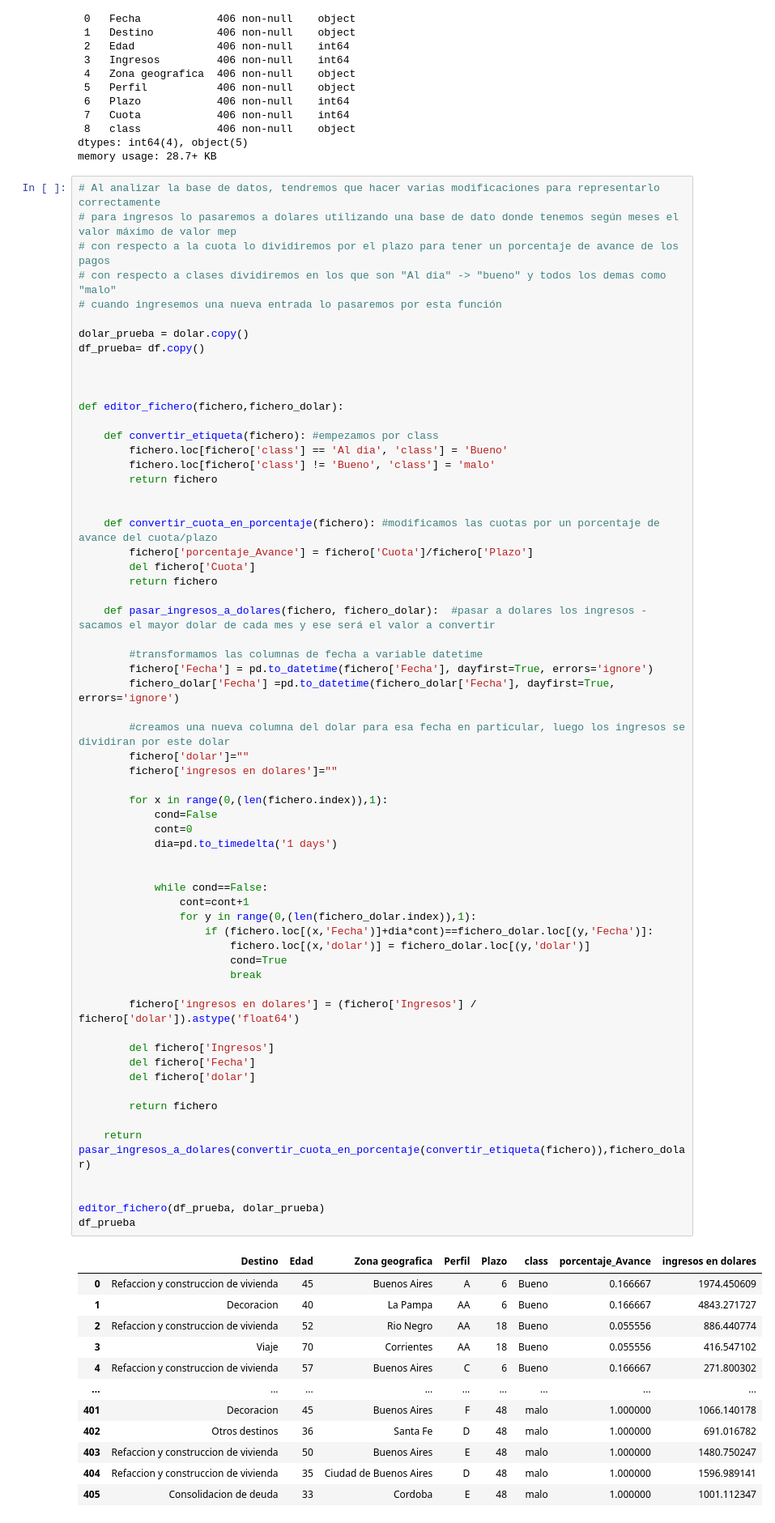
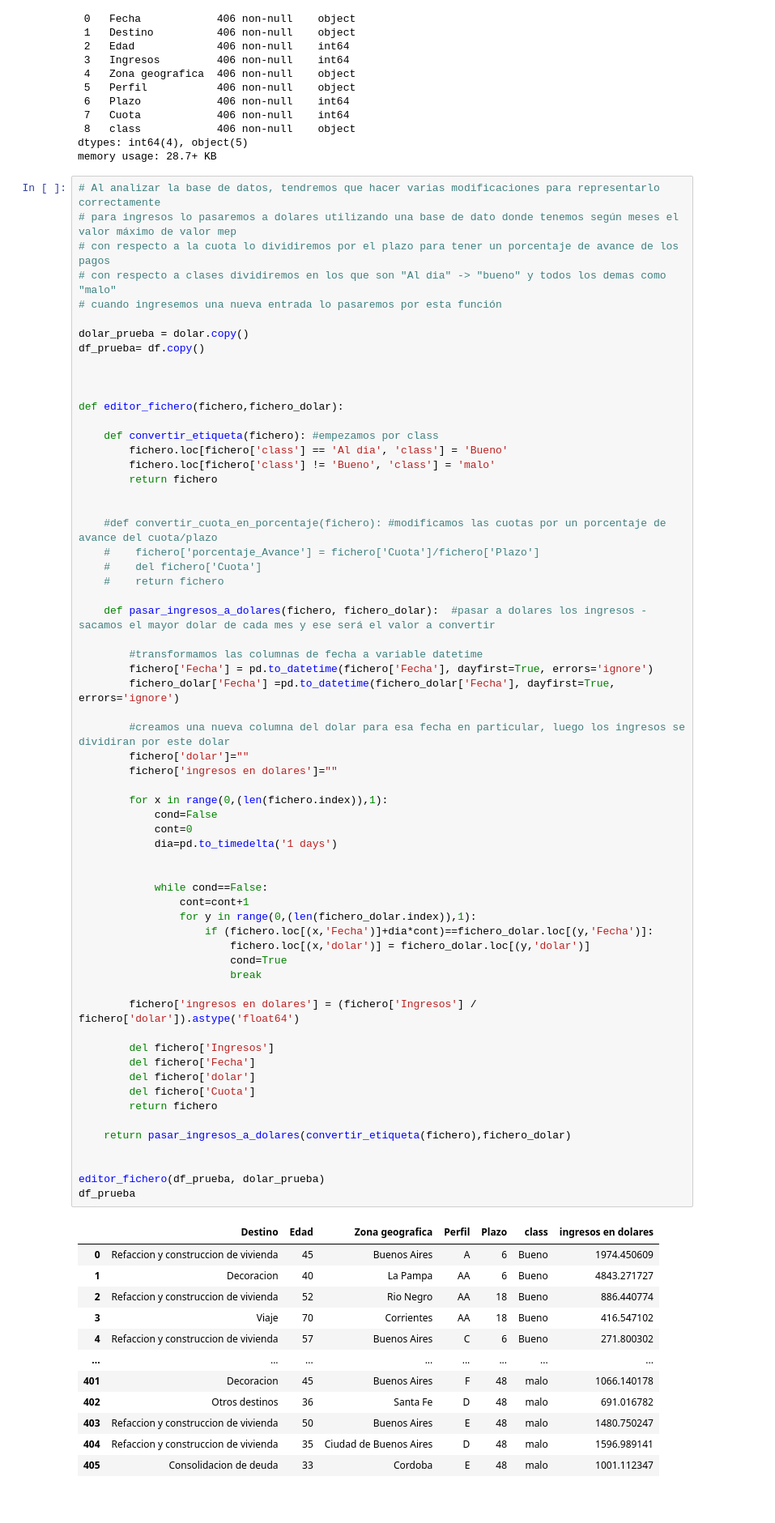
Before and after one commit to HANNNNSEN/AnalisisPrestamos, a Jupyter notebook: AnalisisPrestamos.ipynb, the cells around one changed output. Shown at 81% size. Cells and saved outputs as stored; diff of their text form.

Commit message:
se elimina grado de avance y se testea con el 90% de los datos

```diff
--- a/AnalisisPrestamos.ipynb
+++ b/AnalisisPrestamos.ipynb
@@ -70,10 +70,10 @@ def editor_fichero(fichero,fichero_dolar):
         return fichero
 
 
-    def convertir_cuota_en_porcentaje(fichero): #modificamos las cuotas por un porcentaje de avance del cuota/plazo
-        fichero['porcentaje_Avance'] = fichero['Cuota']/fichero['Plazo']
-        del fichero['Cuota']
-        return fichero
+    #def convertir_cuota_en_porcentaje(fichero): #modificamos las cuotas por un porcentaje de avance del cuota/plazo
+    #    fichero['porcentaje_Avance'] = fichero['Cuota']/fichero['Plazo']
+    #    del fichero['Cuota']
+    #    return fichero
 
     def pasar_ingresos_a_dolares(fichero, fichero_dolar):  #pasar a dolares los ingresos - sacamos el mayor dolar de cada mes y ese será el valor a convertir
 
@@ -84,44 +84,44 @@ def editor_fichero(fichero,fichero_dolar):
         #creamos una nueva columna del dolar para esa fecha en particular, luego los ingresos se dividiran por este dolar
         fichero['dolar']=""
         fichero['ingresos en dolares']=""
 
         for x in range(0,(len(fichero.index)),1):
             cond=False
             cont=0
             dia=pd.to_timedelta('1 days')
 
 
             while cond==False:
                 cont=cont+1
                 for y in range(0,(len(fichero_dolar.index)),1):
                     if (fichero.loc[(x,'Fecha')]+dia*cont)==fichero_dolar.loc[(y,'Fecha')]:
                         fichero.loc[(x,'dolar')] = fichero_dolar.loc[(y,'dolar')]
                         cond=True
                         break
 
         fichero['ingresos en dolares'] = (fichero['Ingresos'] / fichero['dolar']).astype('float64')
 
         del fichero['Ingresos']
         del fichero['Fecha']
         del fichero['dolar']
-
+        del fichero['Cuota']
         return fichero
 
-    return pasar_ingresos_a_dolares(convertir_cuota_en_porcentaje(convertir_etiqueta(fichero)),fichero_dolar)
+    return pasar_ingresos_a_dolares(convertir_etiqueta(fichero),fichero_dolar)
 
 
 editor_fichero(df_prueba, dolar_prueba)
 df_prueba
 # %% [output]
-|  | Destino | Edad | Zona geografica | Perfil | Plazo | class | porcentaje_Avance | ingresos en dolares |
-| 0 | Refaccion y construccion de vivienda | 45 | Buenos Aires | A | 6 | Bueno | 0.166667 | 1974.450609 |
-| 1 | Decoracion | 40 | La Pampa | AA | 6 | Bueno | 0.166667 | 4843.271727 |
-| 2 | Refaccion y construccion de vivienda | 52 | Rio Negro | AA | 18 | Bueno | 0.055556 | 886.440774 |
-| 3 | Viaje | 70 | Corrientes | AA | 18 | Bueno | 0.055556 | 416.547102 |
-| 4 | Refaccion y construccion de vivienda | 57 | Buenos Aires | C | 6 | Bueno | 0.166667 | 271.800302 |
-| ... | ... | ... | ... | ... | ... | ... | ... | ... |
-| 401 | Decoracion | 45 | Buenos Aires | F | 48 | malo | 1.000000 | 1066.140178 |
-| 402 | Otros destinos | 36 | Santa Fe | D | 48 | malo | 1.000000 | 691.016782 |
-| 403 | Refaccion y construccion de vivienda | 50 | Buenos Aires | E | 48 | malo | 1.000000 | 1480.750247 |
-| 404 | Refaccion y construccion de vivienda | 35 | Ciudad de Buenos Aires | D | 48 | malo | 1.000000 | 1596.989141 |
-| 405 | Consolidacion de deuda | 33 | Cordoba | E | 48 | malo | 1.000000 | 1001.112347 |
+|  | Destino | Edad | Zona geografica | Perfil | Plazo | class | ingresos en dolares |
+| 0 | Refaccion y construccion de vivienda | 45 | Buenos Aires | A | 6 | Bueno | 1974.450609 |
+| 1 | Decoracion | 40 | La Pampa | AA | 6 | Bueno | 4843.271727 |
+| 2 | Refaccion y construccion de vivienda | 52 | Rio Negro | AA | 18 | Bueno | 886.440774 |
+| 3 | Viaje | 70 | Corrientes | AA | 18 | Bueno | 416.547102 |
+| 4 | Refaccion y construccion de vivienda | 57 | Buenos Aires | C | 6 | Bueno | 271.800302 |
+| ... | ... | ... | ... | ... | ... | ... | ... |
+| 401 | Decoracion | 45 | Buenos Aires | F | 48 | malo | 1066.140178 |
+| 402 | Otros destinos | 36 | Santa Fe | D | 48 | malo | 691.016782 |
+| 403 | Refaccion y construccion de vivienda | 50 | Buenos Aires | E | 48 | malo | 1480.750247 |
+| 404 | Refaccion y construccion de vivienda | 35 | Ciudad de Buenos Aires | D | 48 | malo | 1596.989141 |
+| 405 | Consolidacion de deuda | 33 | Cordoba | E | 48 | malo | 1001.112347 |
```
Also changed, not shown: parts of 7 cells of this notebook.
